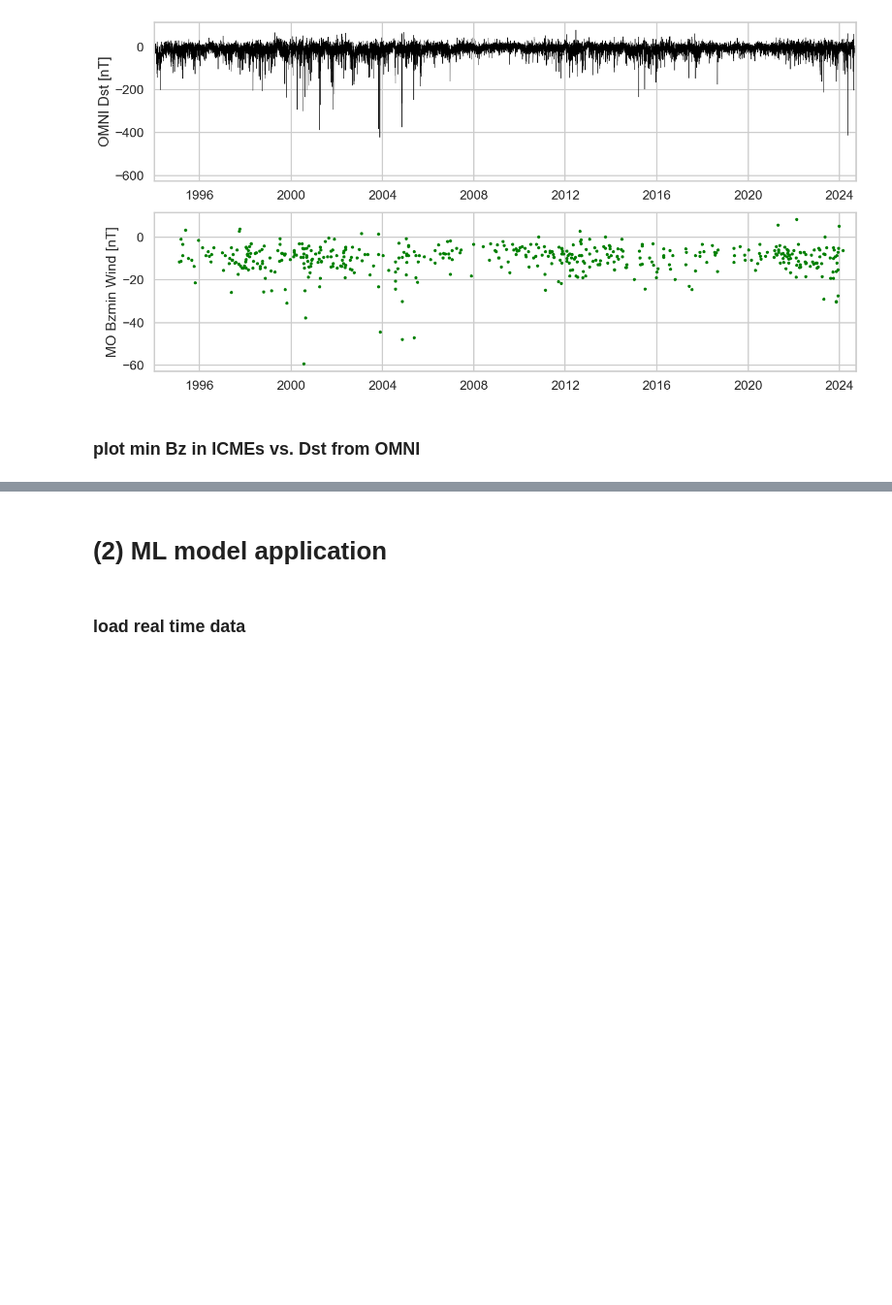
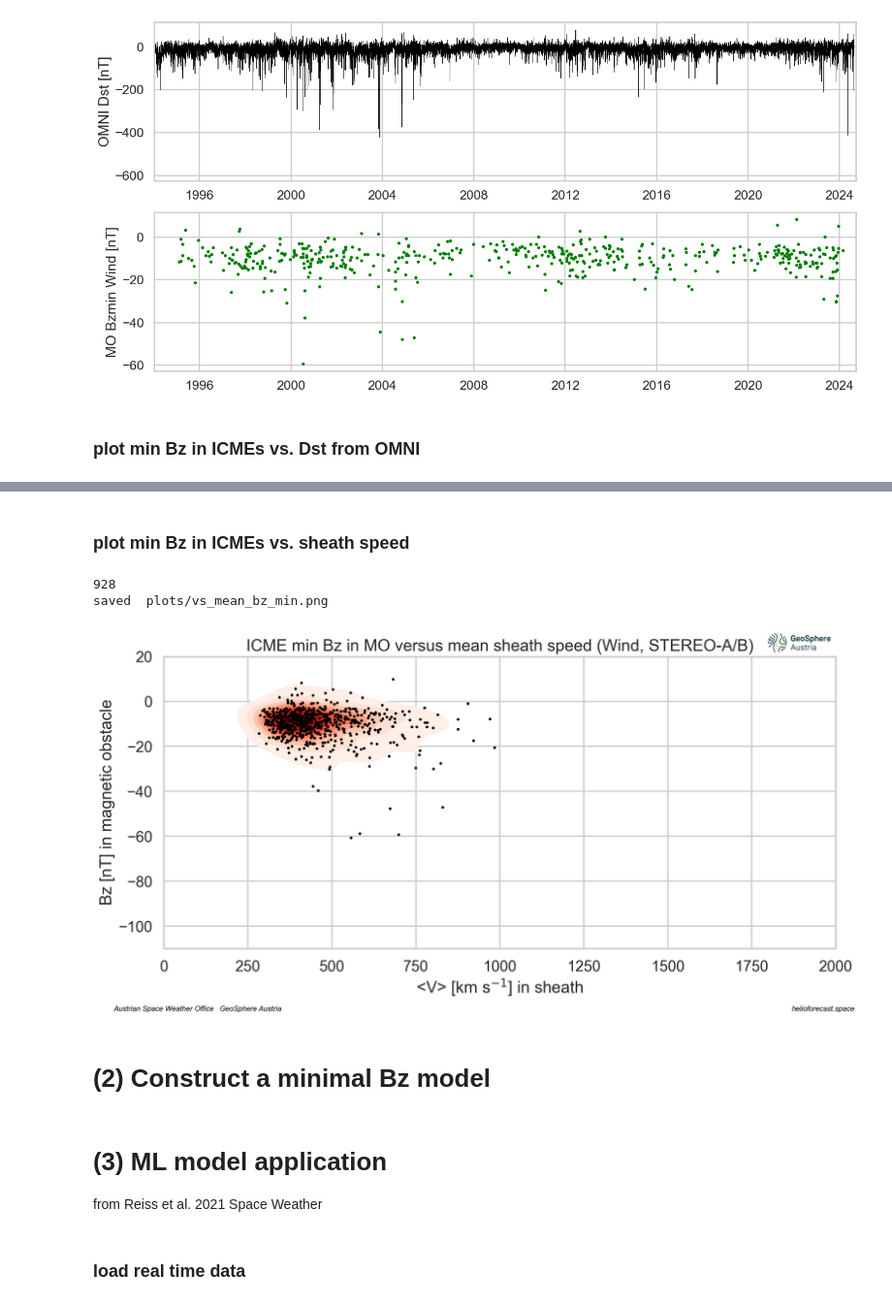
Before and after one commit to helioforecast/mfpred, a Jupyter notebook: mfrpred_deploy.ipynb, the cells around one changed output, grey strips where cells are left out. Shown at 97% size. Cells and saved outputs as stored; diff of their text form; code cells hidden in the pictures; blank space fills up the shorter version.

```diff
--- a/mfrpred_deploy.ipynb
+++ b/mfrpred_deploy.ipynb
@@ -506,0 +540,76 @@ saved  plots/bz_min_dst_min.png
+# %% [markdown]
+### plot min Bz in ICMEs vs. sheath speed
+# %%
+# für forecast ein plot für uns
+# b in situ vs v in situ, aus eleco v -> max b und max bz vorhersagen, sozusagen den bottom floor
+
+#bz_mean=np.array(ic['mo_bzmean'][wini])
+#bz_std=np.array(ic['mo_bzstd'][wini])
+#b_max=np.array(ic['mo_bmax'][wini])
+
+
+bz_minw=np.array(ic['mo_bzmin'][wini])
+bz_mina=np.array(ic['mo_bzmin'][stai])
+bz_minb=np.array(ic['mo_bzmin'][stbi])
+
+vs_meanw=np.array(ic['sheath_speed_mean'][wini])
+vs_meana=np.array(ic['sheath_speed_mean'][stai])
+vs_meanb=np.array(ic['sheath_speed_mean'][stbi])
+
+
+#combine to single
+bz=np.hstack([bz_minw,bz_mina,bz_minb])
+vs=np.hstack([vs_meanw,vs_meana,vs_meanb])
+
+
+fig=plt.figure(figsize=(12,6),dpi=200)
+ax1 = plt.subplot(111)
+
+#ax1.errorbar(bz_mean, dst_min, xerr=bz_std, color='royalblue',fmt='o', ecolor='royalblue', markersize=4,capsize=2,alpha=0.4, label='<Bz> vs. min Dst in magnetic obstacle')
+#ax1.errorbar(bz_min, dst_mean, yerr=dst_std, color='red',fmt='o', ecolor='red', markersize=4,capsize=1,alpha=0.4, label='<Dst> vs. min Bz in magnetic obstacle')
+
+print(len(vs))
+
+ax1.plot(vs,bz,'ok',markersize=2, label='mean V sheath vs. min Bz in magnetic obstacle',zorder=3)
+
+#ax1.plot(vs_meanw,bz_minw,'or',markersize=2, label='mean V sheath vs. min Bz in magnetic obstacle',zorder=3)
+#ax1.plot(vs_mean,b_max,'ok',markersize=3, label='mean V sheath vs. min Bz in magnetic obstacle',zorder=3)
+
+sns.kdeplot(x=vs, y=bz, cmap="Reds", fill=True)
+
+#ax1.plot(bzmin,dst_mean,'or',markersize=3,alpha=0.5)
+#ax1.plot(bzmin,dst_mean,'or',markersize=2,alpha=0.5)
+
+ax1.set_xlim(0,2000)
+ax1.set_ylim(-110,20)
+
+
+plt.title('ICME min Bz in MO versus mean sheath speed (Wind, STEREO-A/B)')
+
+fsize=12
+
+
+logo = plt.imread('logo/GSA_Basislogo_Positiv_RGB_XXS.png')
+newax = fig.add_axes([0.87,0.89,0.08,0.08], anchor='NE', zorder=1)
+newax.imshow(logo)
+newax.axis('off')
+
+
+plt.figtext(0.04,0.01,'Austrian Space Weather Office   GeoSphere Austria', color='black', ha='left',fontsize=fsize-4, style='italic')
+plt.figtext(0.98,0.01,'helioforecast.space', color='black', ha='right',fontsize=fsize-4, style='italic')
+
+ax1.set_xlabel('<V> [km s$^{-1}$] in sheath')
+ax1.set_ylabel('Bz [nT] in magnetic obstacle')
+
+plt.tight_layout()
+
+savefile='plots/vs_mean_bz_min.png'
+plt.savefig(savefile)
+print('saved ',savefile)
+print()
+# %% [output]
+928
+saved  plots/vs_mean_bz_min.png
+[figure, added]
+# %% [markdown]
+# (2) Construct a minimal Bz model
@@ -507,5 +618,6 @@ saved  plots/bz_min_dst_min.png
 # %% [markdown]
-# (2) ML model application
+# (3) ML model application
+from Reiss et al. 2021 Space Weather
 # %% [markdown]
 ### load real time data
 # %%
```
Also changed, not shown: parts of 9 cells of this notebook, 3 other files.
